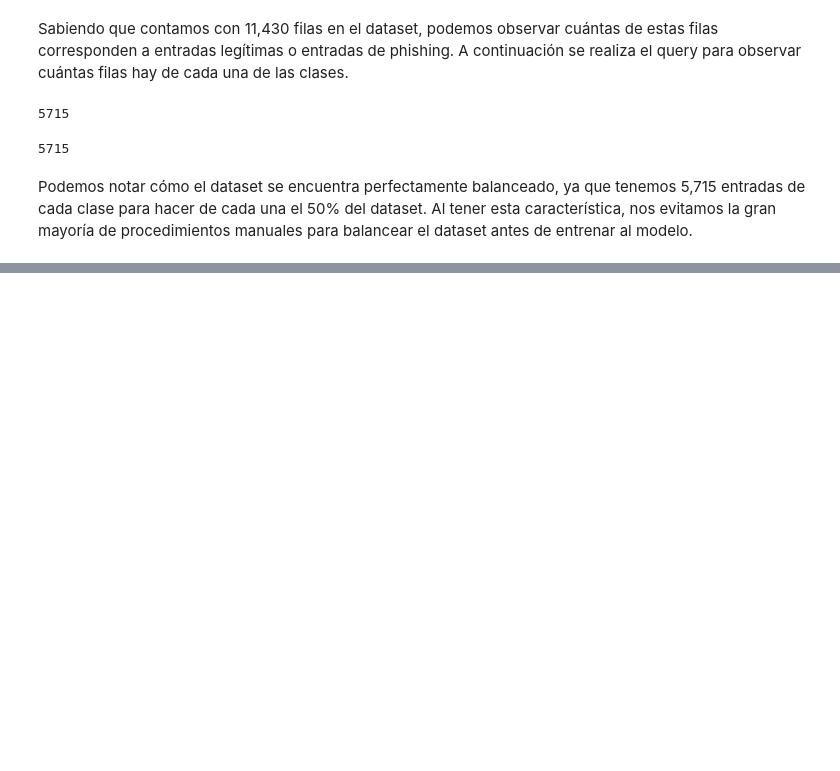
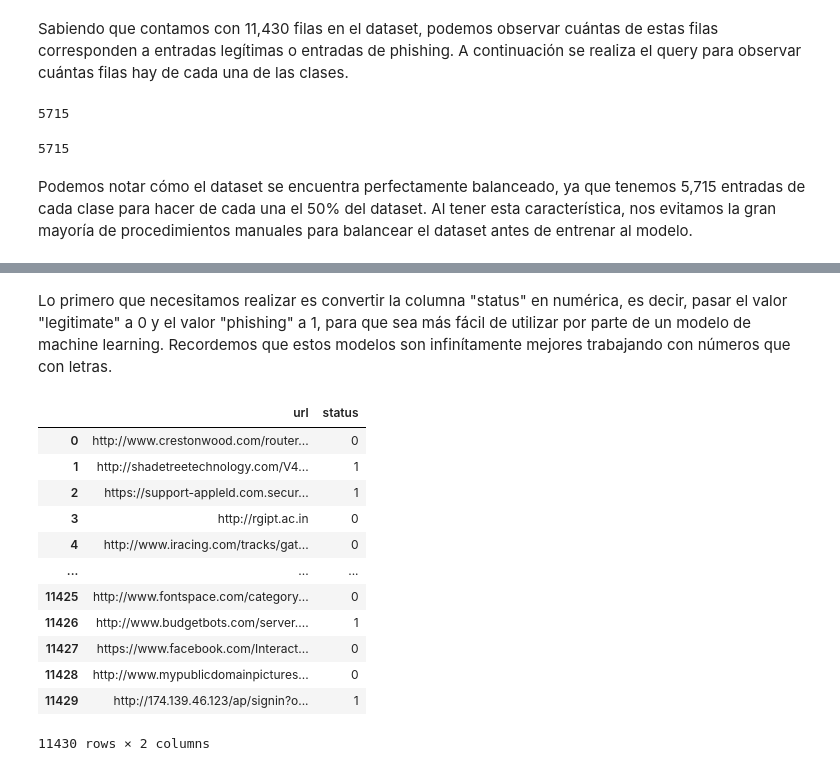
Before and after one commit to SantiagoTaracena/sds-lab-01, a Jupyter notebook: src/main.ipynb, the cells around one changed output, grey strips where cells are left out. Saved outputs shown, nothing was run; the diff lists cells and outputs as text; code cells hidden in the pictures; blank space fills up the shorter version.

```diff
--- a/src/main.ipynb
+++ b/src/main.ipynb
@@ -412,0 +280,20 @@ TypeCheckError: argument "config_file" (None) did not match any element in the u
+# %% [markdown]
+Lo primero que necesitamos realizar es convertir la columna "status" en numérica, es decir, pasar el valor "legitimate" a 0 y el valor "phishing" a 1, para que sea más fácil de utilizar por parte de un modelo de machine learning. Recordemos que estos modelos son infinítamente mejores trabajando con números que con letras.
+# %%
+# Cambio de los valores de la columna "status" a 0 para "legitimate" y 1 para "phishing".
+dataset["status"] = dataset["status"].apply(lambda x: 0 if (x == "legitimate") else 1)
+dataset
+# %% [output]
+|  | url | status |
+| 0 | http://www.crestonwood.com/router... | 0 |
+| 1 | http://shadetreetechnology.com/V4... | 1 |
+| 2 | https://support-appleld.com.secur... | 1 |
+| 3 | http://rgipt.ac.in | 0 |
+| 4 | http://www.iracing.com/tracks/gat... | 0 |
+| ... | ... | ... |
+| 11425 | http://www.fontspace.com/category... | 0 |
+| 11426 | http://www.budgetbots.com/server.... | 1 |
+| 11427 | https://www.facebook.com/Interact... | 0 |
+| 11428 | http://www.mypublicdomainpictures... | 0 |
+| 11429 | http://174.139.46.123/ap/signin?o... | 1 |
+11430 rows × 2 columns
```
Also changed, not shown: parts of 100 cells of this notebook, 26 other files.
